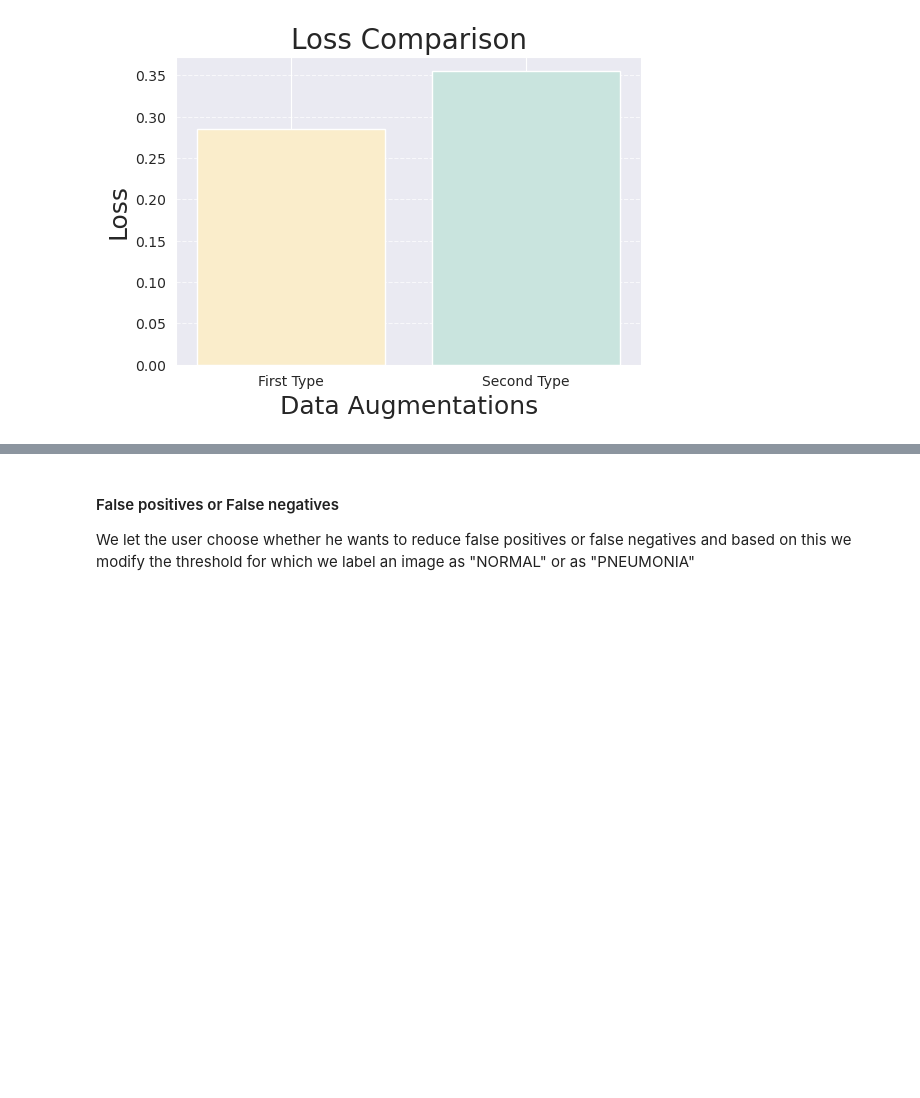
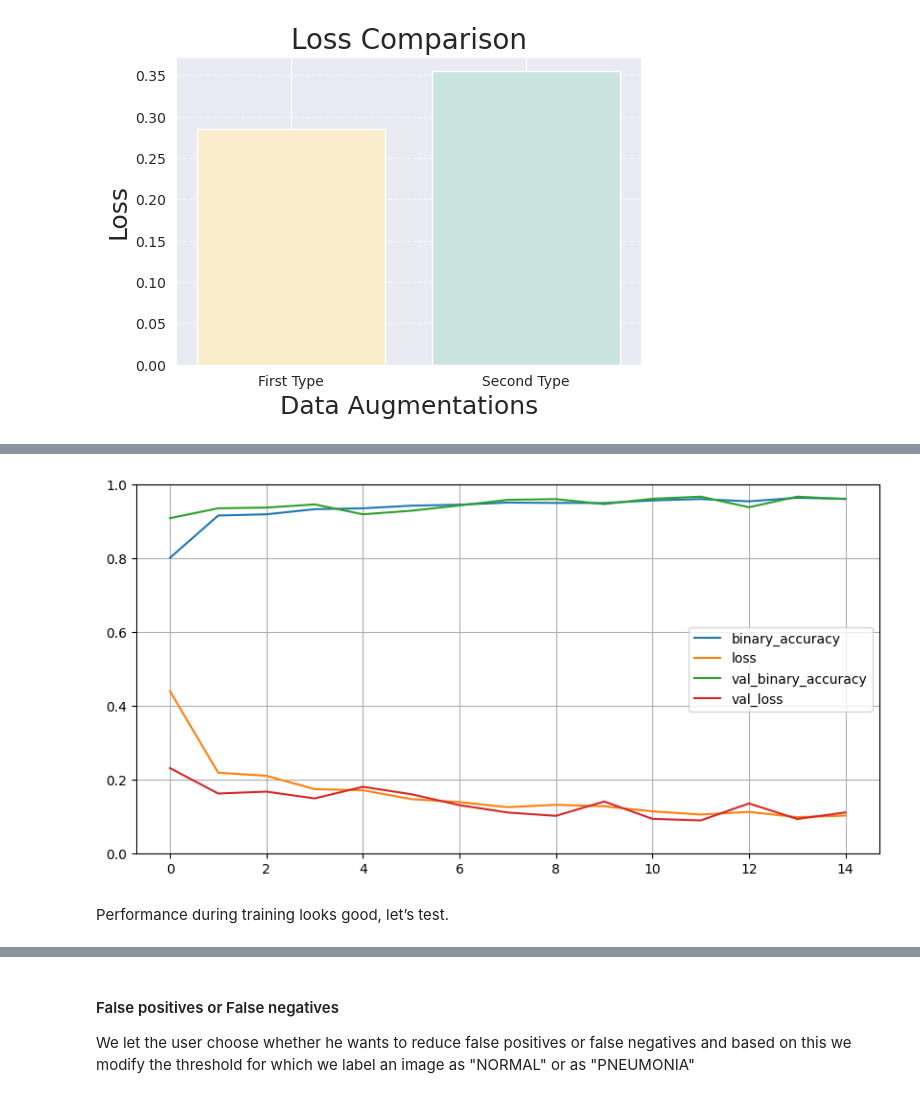
Before and after one commit to carlo-fioramanti/Progetto-ML, a Jupyter notebook: progetto.ipynb, the cells around one changed output, grey strips where cells are left out. Drawn from its saved outputs; the diff is of its cells as text; code cells hidden in the pictures; blank space fills up the shorter version.

```diff
--- a/progetto.ipynb
+++ b/progetto.ipynb
@@ -499,0 +607,7 @@ plt.show()
+# %%
+pd.DataFrame(history.history).plot(figsize=(10, 5))
+plt.grid(True)
+plt.gca().set_ylim(0, 1)
+plt.show()
+# %% [output]
+[figure, added]
@@ -499,0 +616,2 @@ plt.show()
+# %% [markdown]
+Performance during training looks good, let’s test.
```
Also changed, not shown: parts of 25 cells of this notebook, 2 other files.
